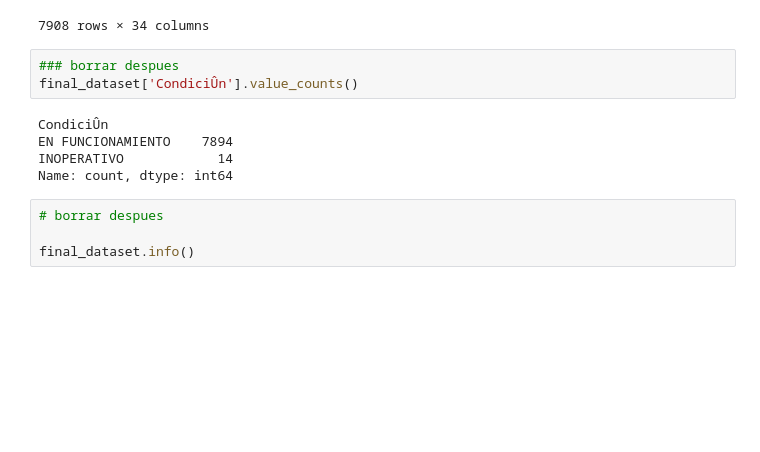
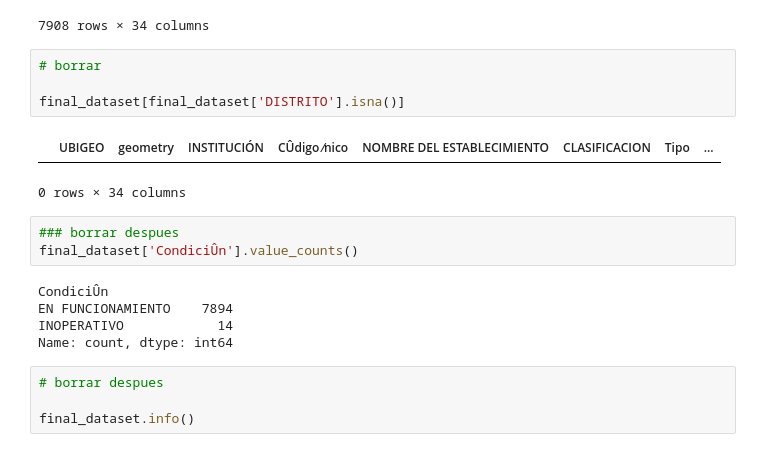
Before and after one commit to wiricardo/Hospitals-Access-Peru, a Jupyter notebook: code/estatics.ipynb, the cells around one changed output. Drawn from its saved outputs; the diff is of its cells as text; blank space fills up the shorter version.

```diff
--- a/code/estatics.ipynb
+++ b/code/estatics.ipynb
@@ -120,6 +120,13 @@ final_dataset
 | 7906 | 150806 | POLYGON ((-77.37630 -10.89734, -7... | GOBIERNO REGIONAL | 5683 | HUMAYA | PUESTOS DE SALUD O POSTAS DE SALUD | ESTABLECIMIENTO DE SALUD SIN INTE... | ... |
 | 7907 | 150806 | POLYGON ((-77.37630 -10.89734, -7... | GOBIERNO REGIONAL | 5686 | SOCORRO | CENTROS DE SALUD O CENTROS MEDICOS | ESTABLECIMIENTO DE SALUD SIN INTE... | ... |
 7908 rows × 34 columns
+# %%
+# borrar
+
+final_dataset[final_dataset['DISTRITO'].isna()]
+# %% [output]
+|  | UBIGEO | geometry | INSTITUCIÓN | CÛdigo ⁄nico | NOMBRE DEL ESTABLECIMIENTO | CLASIFICACION | Tipo | ... |
+0 rows × 34 columns
 # %%
 ### borrar despues
 final_dataset['CondiciÛn'].value_counts()
```
Also changed, not shown: parts of 4 cells of this notebook, 1 other file.
